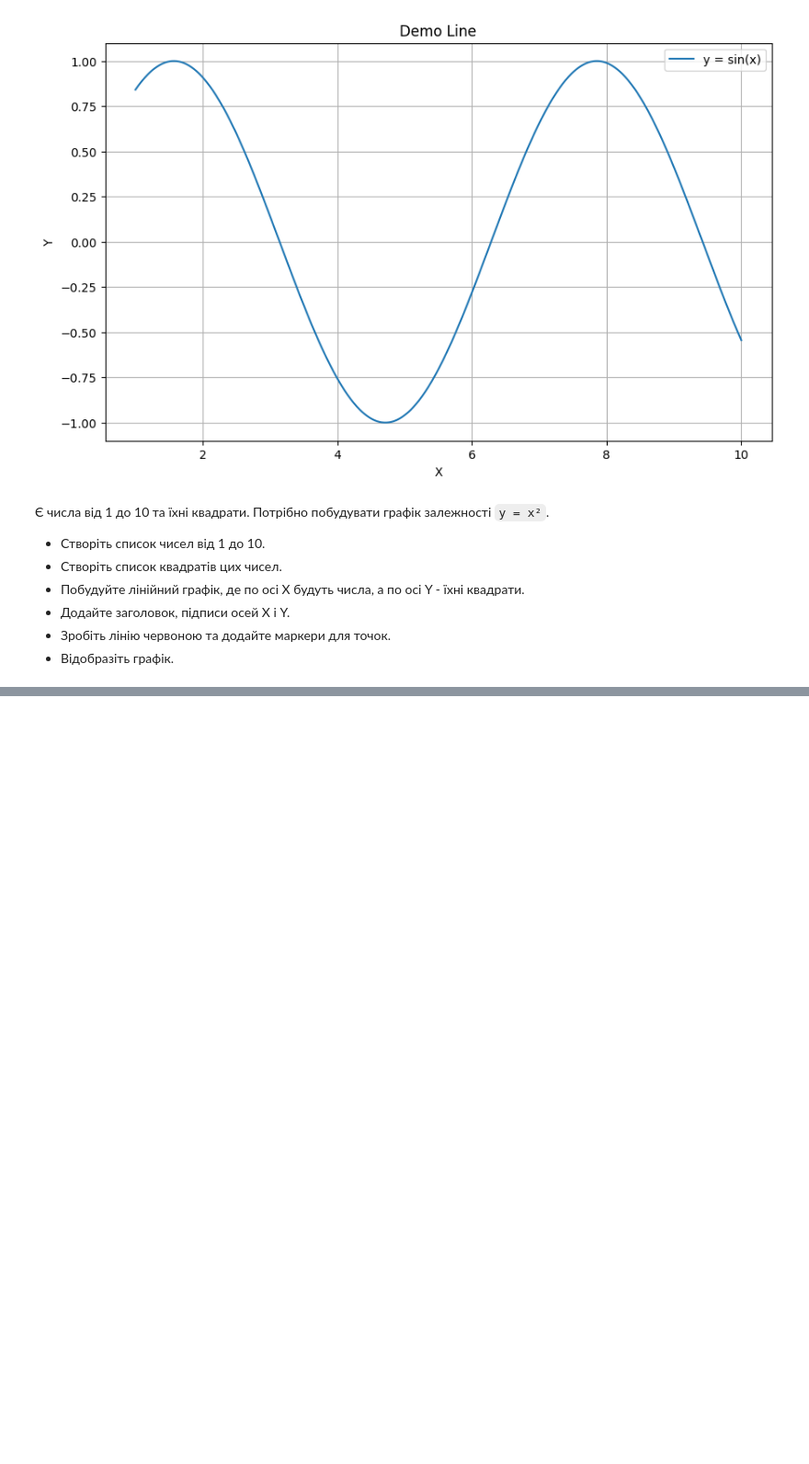
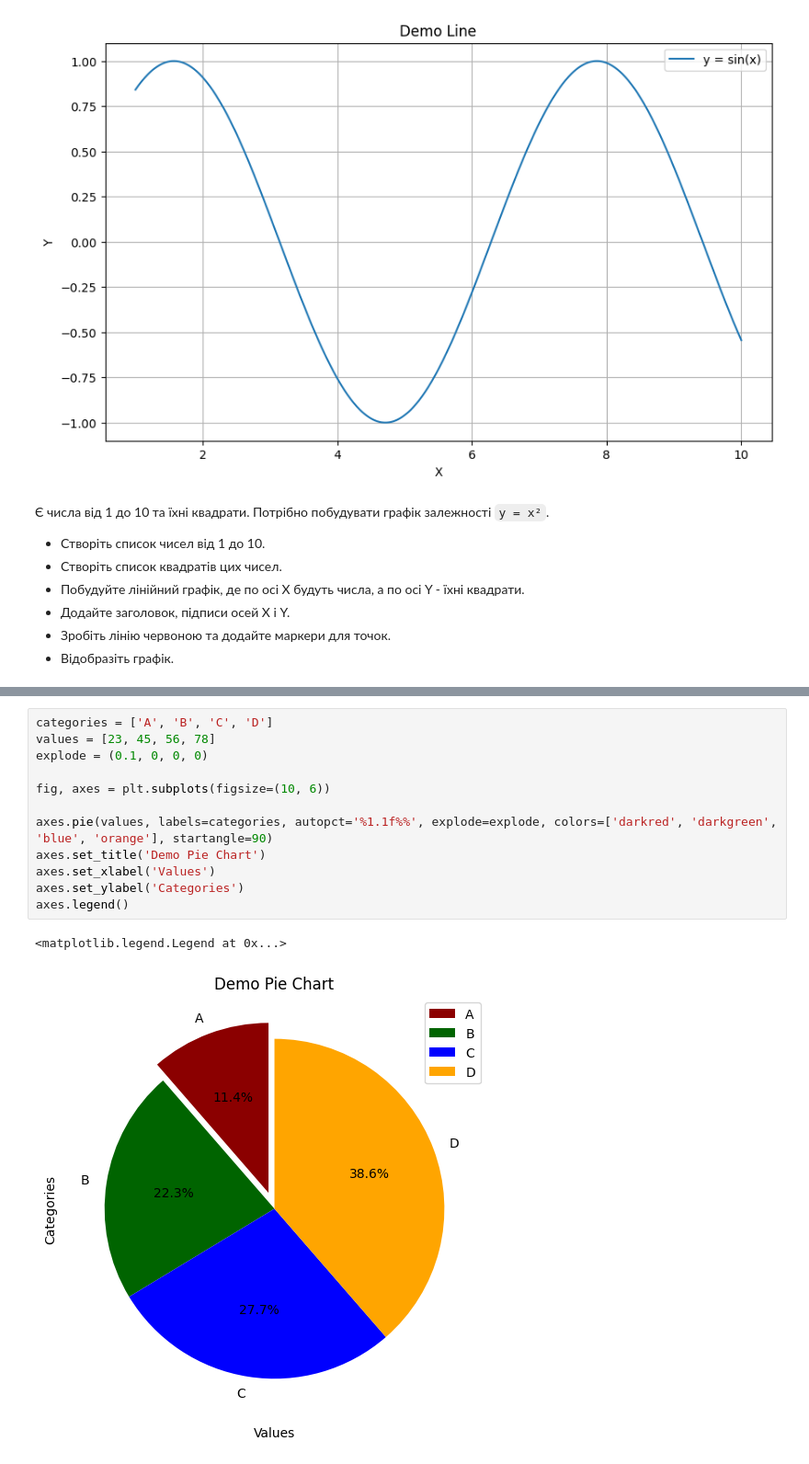
Before and after one commit to dmitriy-shtefan/python-ai, a Jupyter notebook: заняття_4/notebooks/notebook.ipynb, the cells around one changed output, grey strips where cells are left out. Shown at 92% size. Drawn from its saved outputs; the diff is of its cells as text; blank space fills up the shorter version.

```diff
--- a/заняття_4/notebooks/notebook.ipynb
+++ b/заняття_4/notebooks/notebook.ipynb
@@ -65,0 +97,15 @@ axes.grid(True)
+# %%
+categories = ['A', 'B', 'C', 'D']
+values = [23, 45, 56, 78]
+explode = (0.1, 0, 0, 0)
+
+fig, axes = plt.subplots(figsize=(10, 6))
+
+axes.pie(values, labels=categories, autopct='%1.1f%%', explode=explode, colors=['darkred', 'darkgreen', 'blue', 'orange'], startangle=90)
+axes.set_title('Demo Pie Chart')
+axes.set_xlabel('Values')
+axes.set_ylabel('Categories')
+axes.legend()
+# %% [output]
+<matplotlib.legend.Legend at 0x...>
+[figure, added]
```
Also changed, not shown: parts of 8 cells of this notebook, 1 other file.
